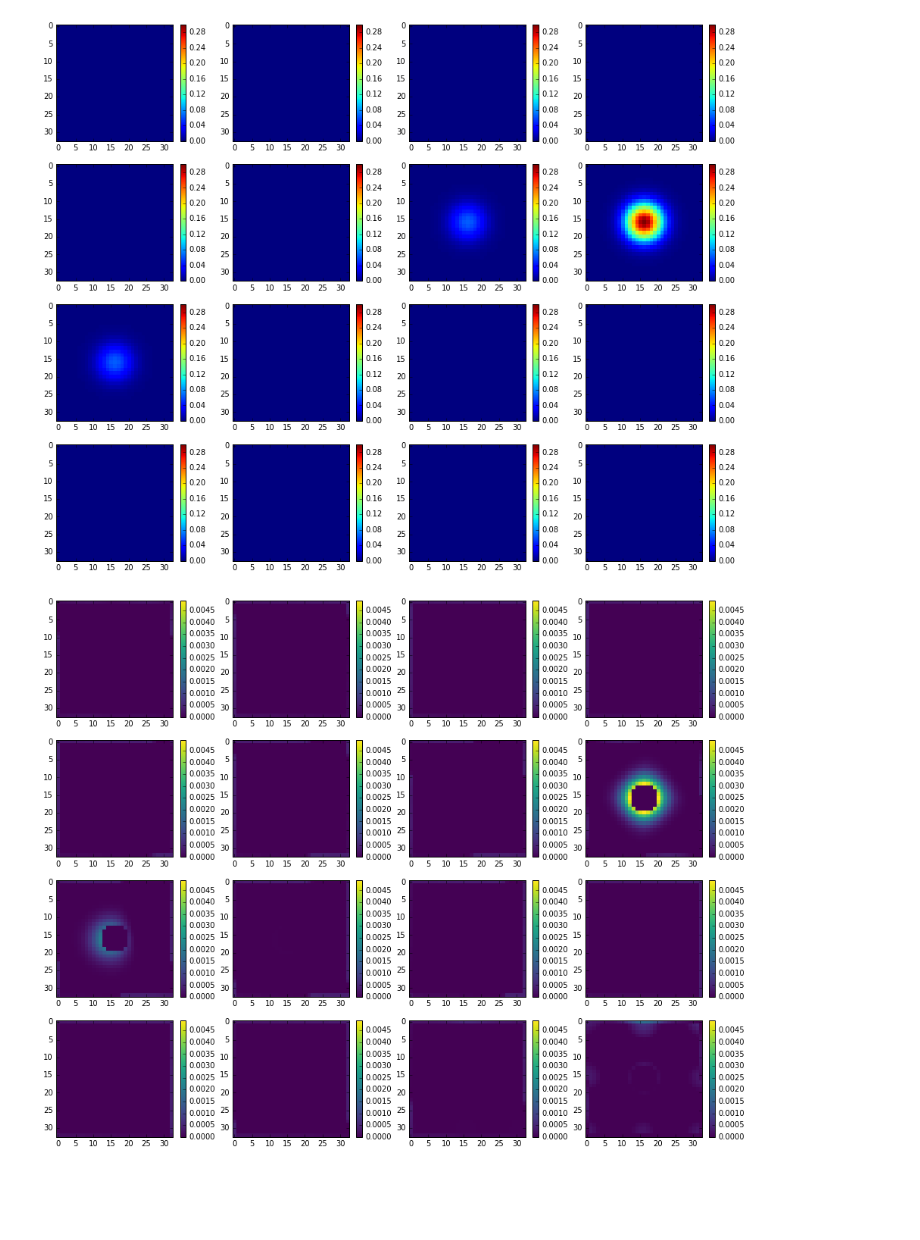
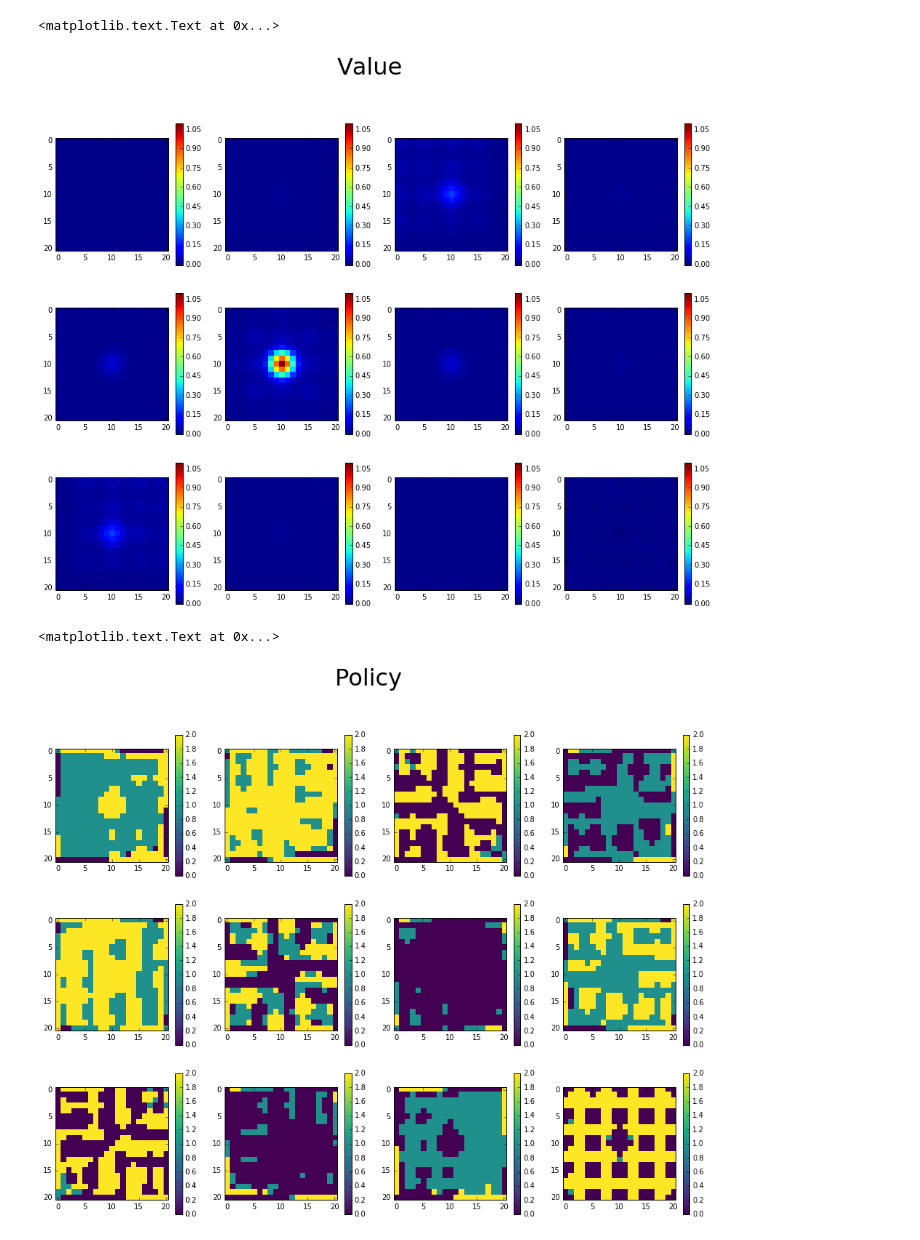
Before and after one commit to order/lcp-research, a Jupyter notebook: planes_refine.py.ipynb, the cells around one changed output. Drawn from its saved outputs; the diff is of its cells as text; code cells hidden in the pictures; blank space fills up the shorter version.

```diff
--- a/planes_refine.py.ipynb
+++ b/planes_refine.py.ipynb
@@ -35,18 +35,22 @@ def plot_cube(cube, title="", cmap="jet", savefile=None, log=False):
         plt.savefig(save)
 # %%
 unarch = Unarchiver('/home/epz/scratch/plane_refine.data')
-NXY = 32+1
-NT = 16+1
-A = 3
+NXY = 20+1
+NT = 12+1
+A = 3+1
 # %%
 p = unarch.p
 P = np.reshape(p,(NXY*NXY*NT,A), order='F')  # Fortran order to convert stack vect into columns
 # %%
 plot_cube(np.reshape(P[:,0], (NXY,NXY,NT)))
+plt.suptitle('Value', fontsize=32)
 # %% [output]
+<matplotlib.text.Text at 0x...>
-[figure, old version]
+[figure, new version]
 # %%
-plot_cube(np.reshape(P[:,1], (NXY,NXY,NT)), cmap='viridis')
+plot_cube(np.reshape(np.argmax(P[:,1:],axis=1), (NXY,NXY,NT)), cmap='viridis')
+plt.suptitle('Policy', fontsize=32)
 # %% [output]
+<matplotlib.text.Text at 0x...>
-[figure, old version]
+[figure, new version]
 # %%
```
Also changed, not shown: parts of 11 cells of this notebook, 10 other files.
